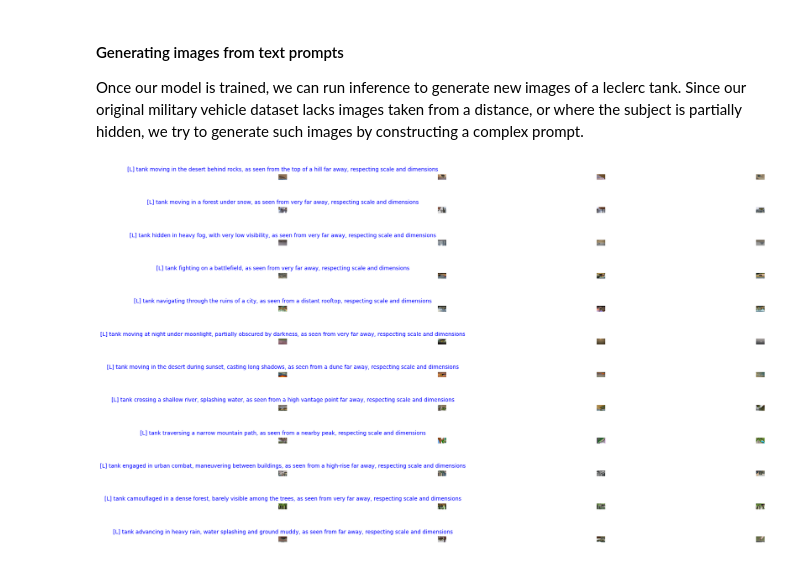
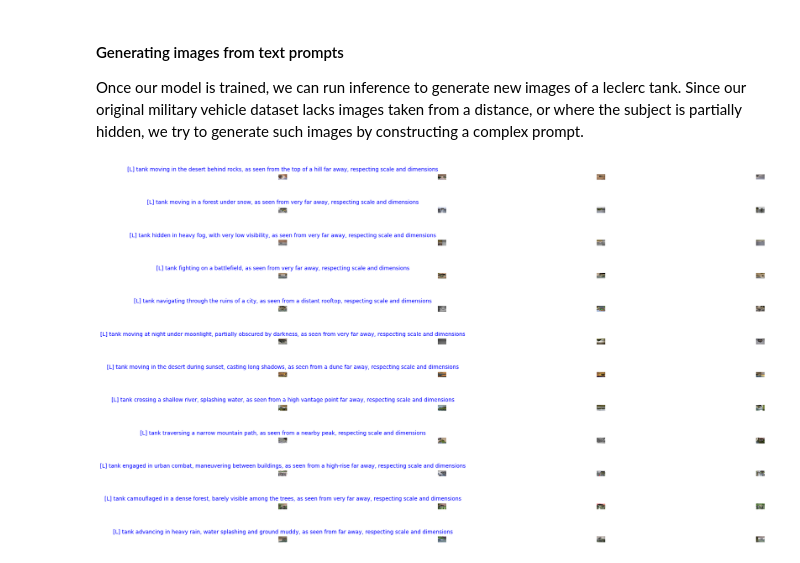
Before and after one commit to jonasrenault/adomvi, a Jupyter notebook: notebooks/DreamboothFineTuning.ipynb, the cells around one changed output. Drawn from its saved outputs; the diff is of its cells as text; code cells hidden in the pictures.

Commit message:
update train model with sd v2

```diff
--- a/notebooks/DreamboothFineTuning.ipynb
+++ b/notebooks/DreamboothFineTuning.ipynb
@@ -96,31 +157,33 @@ from pathlib import Path
 
 inference_dir = Path() / "../inference_V2"
 
+lora_model_id = "../adomvi-dream-tank"
 model_base = "stabilityai/stable-diffusion-2"
+# model_base = "stabilityai/stable-diffusion-xl-base-1.0"
 
 prompts = {
     "desert": "[L] tank moving in the desert behind rocks, as seen from the top of a hill far away, respecting scale and dimensions",
     "snow": "[L] tank moving in a forest under snow, as seen from very far away, respecting scale and dimensions",
     "fog": "[L] tank hidden in heavy fog, with very low visibility, as seen from very far away, respecting scale and dimensions",
     "battle": "[L] tank fighting on a battlefield, as seen from very far away, respecting scale and dimensions",
     "city_ruins": "[L] tank navigating through the ruins of a city, as seen from a distant rooftop, respecting scale and dimensions",
     "night_operation": "[L] tank moving at night under moonlight, partially obscured by darkness, as seen from very far away, respecting scale and dimensions",
     "desert_sunset": "[L] tank moving in the desert during sunset, casting long shadows, as seen from a dune far away, respecting scale and dimensions",
     "river_crossing": "[L] tank crossing a shallow river, splashing water, as seen from a high vantage point far away, respecting scale and dimensions",
     "mountain_path": "[L] tank traversing a narrow mountain path, as seen from a nearby peak, respecting scale and dimensions",
     "urban_combat": "[L] tank engaged in urban combat, maneuvering between buildings, as seen from a high-rise far away, respecting scale and dimensions",
     "forest_camouflage": "[L] tank camouflaged in a dense forest, barely visible among the trees, as seen from very far away, respecting scale and dimensions",
     "rainy_day": "[L] tank advancing in heavy rain, water splashing and ground muddy, as seen from far away, respecting scale and dimensions"
 }
 
 negative_prompt = "close-up, upfront, unobstructed, bad scale, (inaccurate canons:1.2), extra canons"
 
 generate_images(
     lora_model_id=lora_model_id,
     model_base=model_base,
     prompts=prompts,
     negative_prompt=negative_prompt,
     inference_dir=inference_dir
 )
 # %% [output]
-[figure, old version]
+[figure, new version]
```
Also changed, not shown: parts of 3 cells of this notebook, 2 other files.
